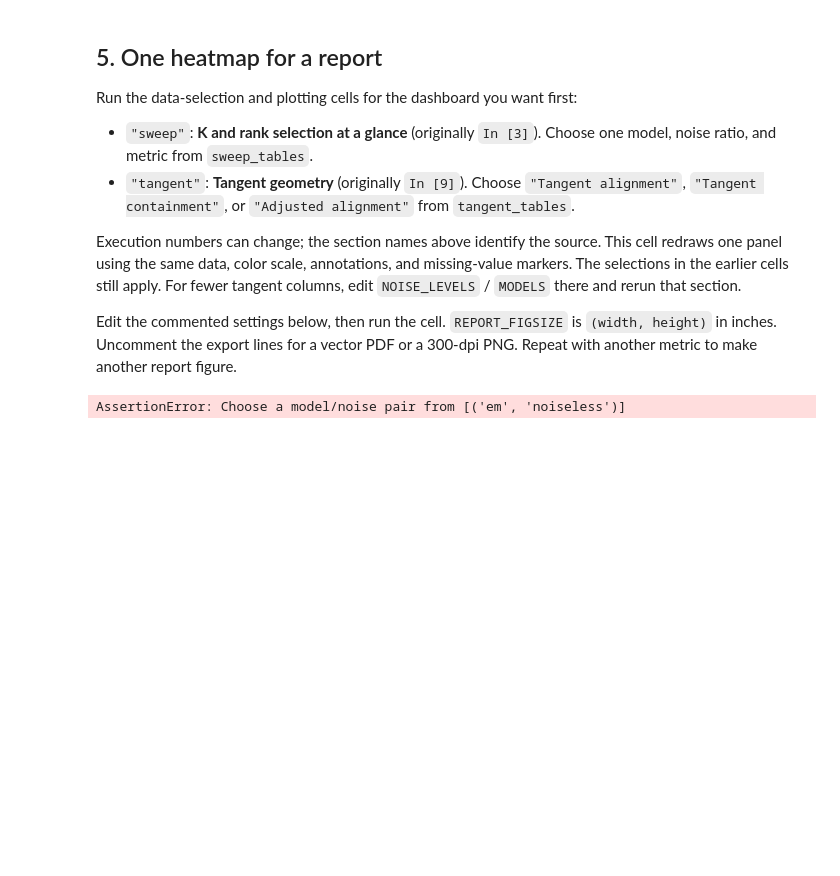
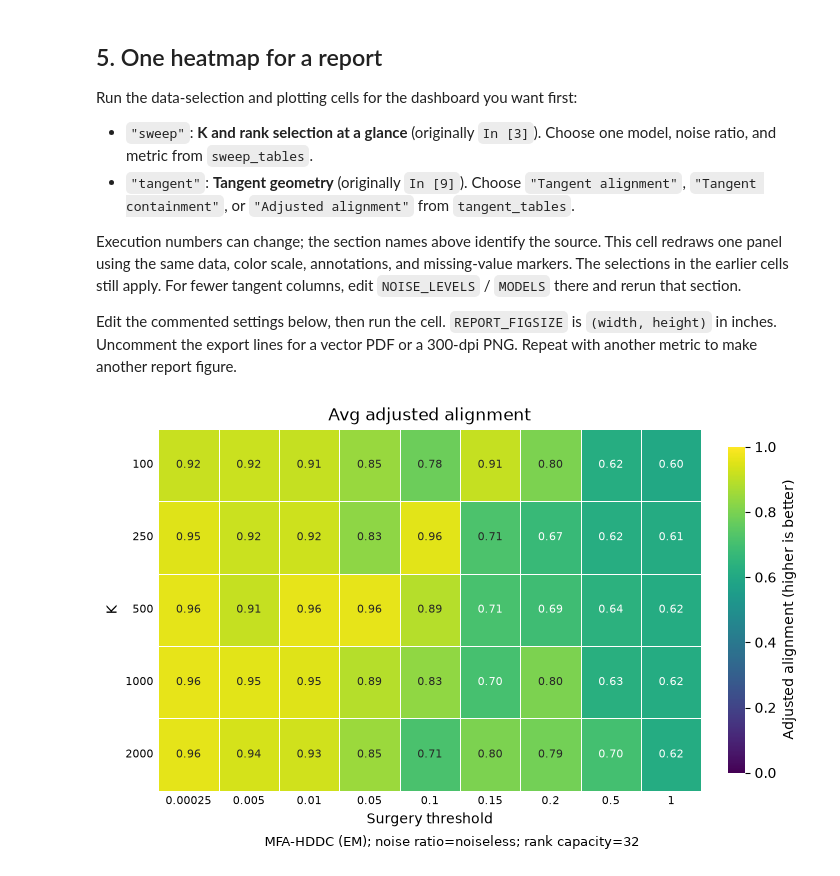
Before and after one commit to alexserra98/decomposing-activations-local-geometry, a Jupyter notebook: notebooks/toy_manifold_noise_sweep_results.ipynb, the cells around one changed output. Saved outputs shown, nothing was run; the diff lists cells and outputs as text; code cells hidden in the pictures; blank space fills up the shorter version.

```diff
--- a/notebooks/toy_manifold_noise_sweep_results.ipynb
+++ b/notebooks/toy_manifold_noise_sweep_results.ipynb
@@ -582,7 +582,7 @@ REPORT_METRIC = "Avg adjusted alignment"  # For tangent, e.g. "Adjusted alignmen
 # "Avg adjusted alignment", "Adjusted BIC", "Regular BIC".
 # These must be included in SWEEP_METRICS above.
 REPORT_MODEL = "em"  # Sweep only: "hddc", "em", "kmeans", or "mfa".
-REPORT_NOISE = 1000  # Sweep only; "noiseless" is also supported.
+REPORT_NOISE = "noiseless"  # Sweep only; "noiseless" is also supported.
 
 # --- Report presentation ---
 REPORT_FIGSIZE = (7, 4.5)  # Inches; increase width for many tangent columns.
@@ -603,31 +603,31 @@ report_fig, report_ax = plt.subplots(
     figsize=REPORT_FIGSIZE, layout="constrained", facecolor="white",
 )
 if REPORT_SOURCE == "sweep":
     plot_sweep_heatmap(report_ax, REPORT_METRIC, report_table, REPORT_MODEL)
     # Keep the run settings in a compact caption for the report.
     report_caption = f"{sweep_model_names[REPORT_MODEL]}; noise ratio={report_key[1]}"
     if REPORT_MODEL != "kmeans":
         report_caption += f"; rank capacity={SWEEP_Q_CAPACITY}"
 else:
     plot_tangent_heatmap(report_ax, REPORT_METRIC, report_table)
     report_fig.colorbar(
         report_ax.collections[0], ax=report_ax, label="Score (higher is better)", shrink=0.85,
     )
     report_settings = [f"K={K}"]
     for model, threshold in [("hddc", HDDC_THRESHOLD), ("em", EM_THRESHOLD),
                              ("kmeans", KMEANS_THRESHOLD)]:
         if model in MODELS:
             report_settings.append(f"{model_labels[model]} t={threshold:g}")
     report_caption = "; ".join(report_settings)
 if REPORT_TITLE is not None:
     report_ax.set_title(REPORT_TITLE)
 report_fig.supxlabel(report_caption, fontsize=9)
 
 # --- Optional export: change the filename for each selected heatmap ---
 # report_dir = REPO_ROOT / "outputs" / "report_figures"
 # report_dir.mkdir(parents=True, exist_ok=True)
 # report_fig.savefig(report_dir / "selected_heatmap.pdf", bbox_inches="tight")
 # report_fig.savefig(report_dir / "selected_heatmap.png", dpi=300, bbox_inches="tight")
 plt.show()
 # %% [output]
-AssertionError: Choose a model/noise pair from [('em', 'noiseless')]
+[figure, added]
```
Also changed, not shown: parts of 4 cells of this notebook, 32 other files.
